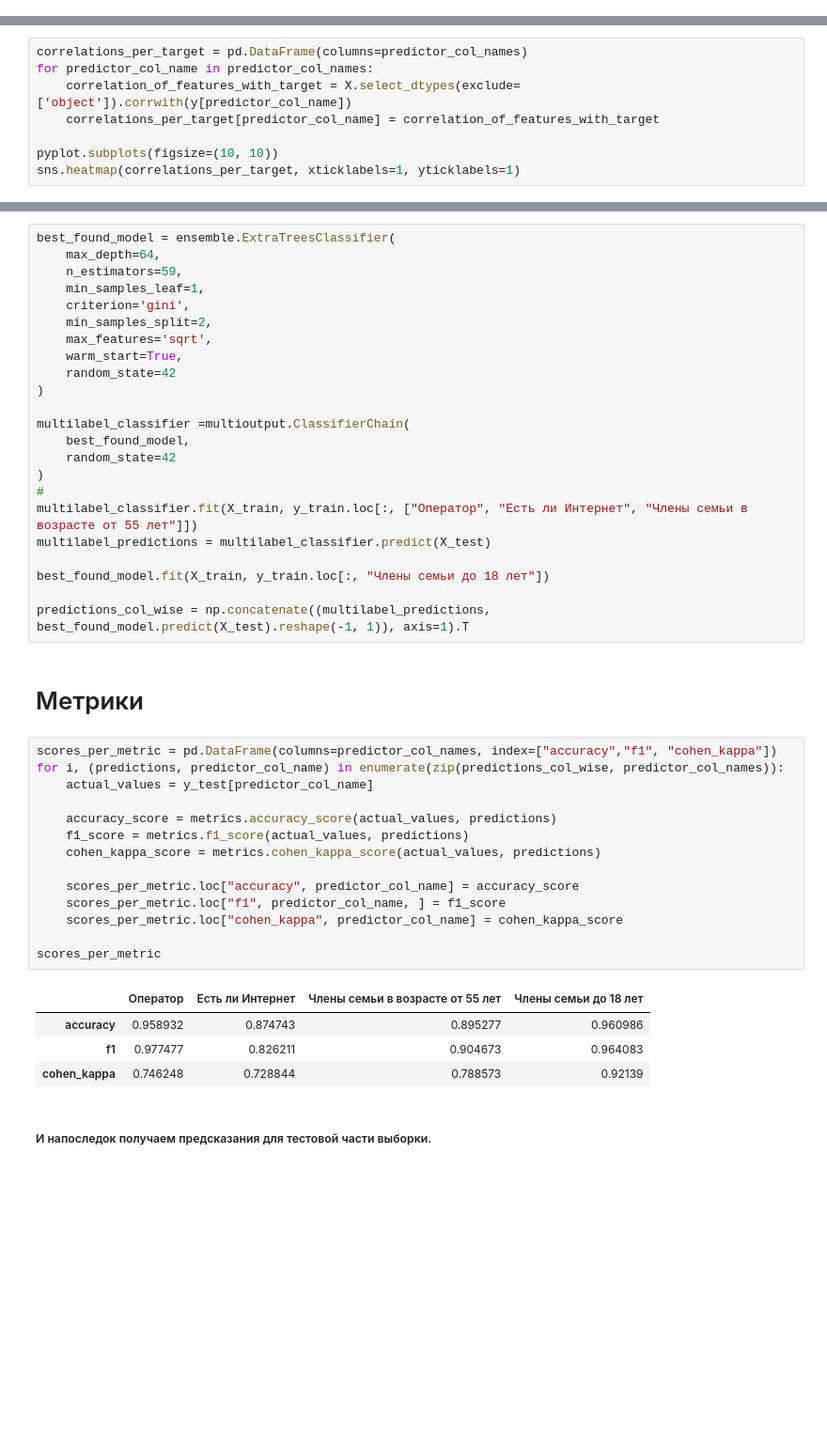
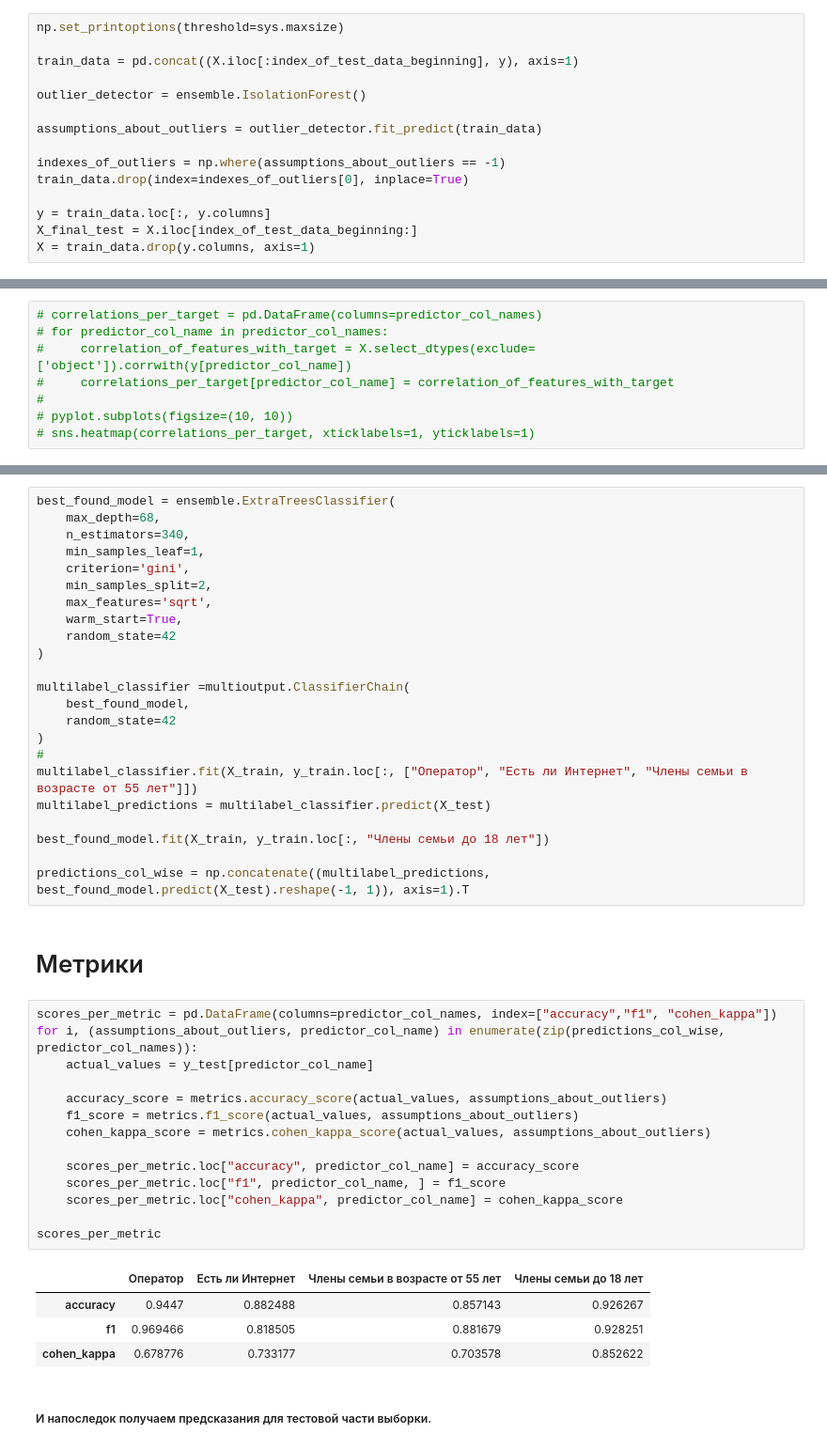
Before and after one commit to axiomalive/portfolio, a Jupyter notebook: Agency2/solution.ipynb, the cells around one changed output, grey strips where cells are left out. Shown at 94% size. Cells and saved outputs as stored; diff of their text form; blank space fills up the shorter version.

```diff
--- a/Agency2/solution.ipynb
+++ b/Agency2/solution.ipynb
@@ -286,5 +293,20 @@ X.loc[indexes_of_rows_with_missing_values_for_type_of_inhabited_locality]
 # %%
 X.drop([*federal_district_one_hot_encoded.columns, "Почтовый индекс"], axis=1, inplace=True)
+# %%
+np.set_printoptions(threshold=sys.maxsize)
+
+train_data = pd.concat((X.iloc[:index_of_test_data_beginning], y), axis=1)
+
+outlier_detector = ensemble.IsolationForest()
+
+assumptions_about_outliers = outlier_detector.fit_predict(train_data)
+
+indexes_of_outliers = np.where(assumptions_about_outliers == -1)
+train_data.drop(index=indexes_of_outliers[0], inplace=True)
+
+y = train_data.loc[:, y.columns]
+X_final_test = X.iloc[index_of_test_data_beginning:]
+X = train_data.drop(y.columns, axis=1)
 # %% [markdown]
 ##### Проанализируем корреляцию Пирсона входных признаков друг с другом. В основном тесно связаны телесмотрения, что вполне ожидаемо.
 # %%
@@ -296,10 +315,10 @@ sns.heatmap(X.select_dtypes(exclude=['object']).corr(), xticklabels=1, yticklabe
 # %% [markdown]
 ##### Также проанализируем корреляцию между входными и целевыми признаками. Обращает на себя внимание обратная зависимость выше среднего между размером ДХ и наличием членов семьи в возрасте до 18 лет.
 # %%
-correlations_per_target = pd.DataFrame(columns=predictor_col_names)
-for predictor_col_name in predictor_col_names:
-    correlation_of_features_with_target = X.select_dtypes(exclude=['object']).corrwith(y[predictor_col_name])
-    correlations_per_target[predictor_col_name] = correlation_of_features_with_target
-
-pyplot.subplots(figsize=(10, 10))
-sns.heatmap(correlations_per_target, xticklabels=1, yticklabels=1)
+# correlations_per_target = pd.DataFrame(columns=predictor_col_names)
+# for predictor_col_name in predictor_col_names:
+#     correlation_of_features_with_target = X.select_dtypes(exclude=['object']).corrwith(y[predictor_col_name])
+#     correlations_per_target[predictor_col_name] = correlation_of_features_with_target
+#
+# pyplot.subplots(figsize=(10, 10))
+# sns.heatmap(correlations_per_target, xticklabels=1, yticklabels=1)
@@ -387,8 +400,8 @@ def optimization_objective(trial):
 ##### Класс ClassifierChain позволяет учесть зависимость между целевыми признаками в процессе предсказания, поэтому имеет смысл внедрить его в наш пайплайн. Также для повышения метрических показателей предсказания для членов семьи до 18 лет были произведены независимо от других целевых признаков.
 # %%
 best_found_model = ensemble.ExtraTreesClassifier(
-    max_depth=64,
-    n_estimators=59,
+    max_depth=68,
+    n_estimators=340,
     min_samples_leaf=1,
     criterion='gini',
     min_samples_split=2,
@@ -412,23 +425,23 @@ predictions_col_wise = np.concatenate((multilabel_predictions, best_found_model.
 # Метрики
 # %%
 scores_per_metric = pd.DataFrame(columns=predictor_col_names, index=["accuracy","f1", "cohen_kappa"])
-for i, (predictions, predictor_col_name) in enumerate(zip(predictions_col_wise, predictor_col_names)):
+for i, (assumptions_about_outliers, predictor_col_name) in enumerate(zip(predictions_col_wise, predictor_col_names)):
     actual_values = y_test[predictor_col_name]
 
-    accuracy_score = metrics.accuracy_score(actual_values, predictions)
-    f1_score = metrics.f1_score(actual_values, predictions)
-    cohen_kappa_score = metrics.cohen_kappa_score(actual_values, predictions)
+    accuracy_score = metrics.accuracy_score(actual_values, assumptions_about_outliers)
+    f1_score = metrics.f1_score(actual_values, assumptions_about_outliers)
+    cohen_kappa_score = metrics.cohen_kappa_score(actual_values, assumptions_about_outliers)
 
     scores_per_metric.loc["accuracy", predictor_col_name] = accuracy_score
     scores_per_metric.loc["f1", predictor_col_name, ] = f1_score
     scores_per_metric.loc["cohen_kappa", predictor_col_name] = cohen_kappa_score
 
 scores_per_metric
 # %% [output]
 |  | Оператор | Есть ли Интернет | Члены семьи в возрасте от 55 лет | Члены семьи до 18 лет |
-| accuracy | 0.958932 | 0.874743 | 0.895277 | 0.960986 |
-| f1 | 0.977477 | 0.826211 | 0.904673 | 0.964083 |
-| cohen_kappa | 0.746248 | 0.728844 | 0.788573 | 0.92139 |
+| accuracy | 0.9447 | 0.882488 | 0.857143 | 0.926267 |
+| f1 | 0.969466 | 0.818505 | 0.881679 | 0.928251 |
+| cohen_kappa | 0.678776 | 0.733177 | 0.703578 | 0.852622 |
 # %% [markdown]
 ##### И напоследок получаем предсказания для тестовой части выборки.
 # %%
```
Also changed, not shown: parts of 27 cells of this notebook, 13 other files.
